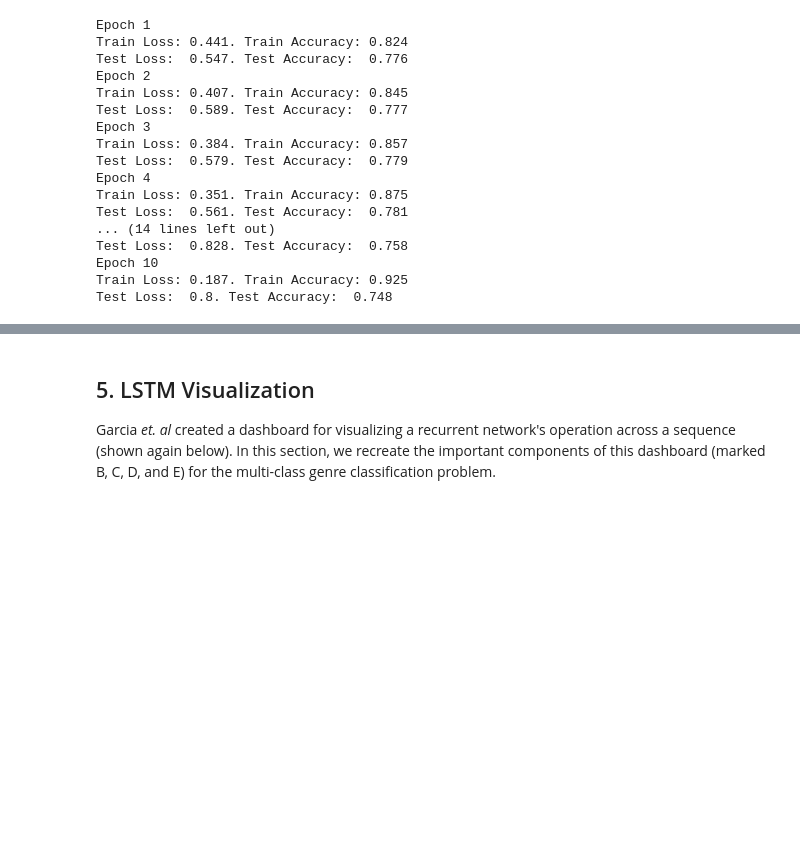
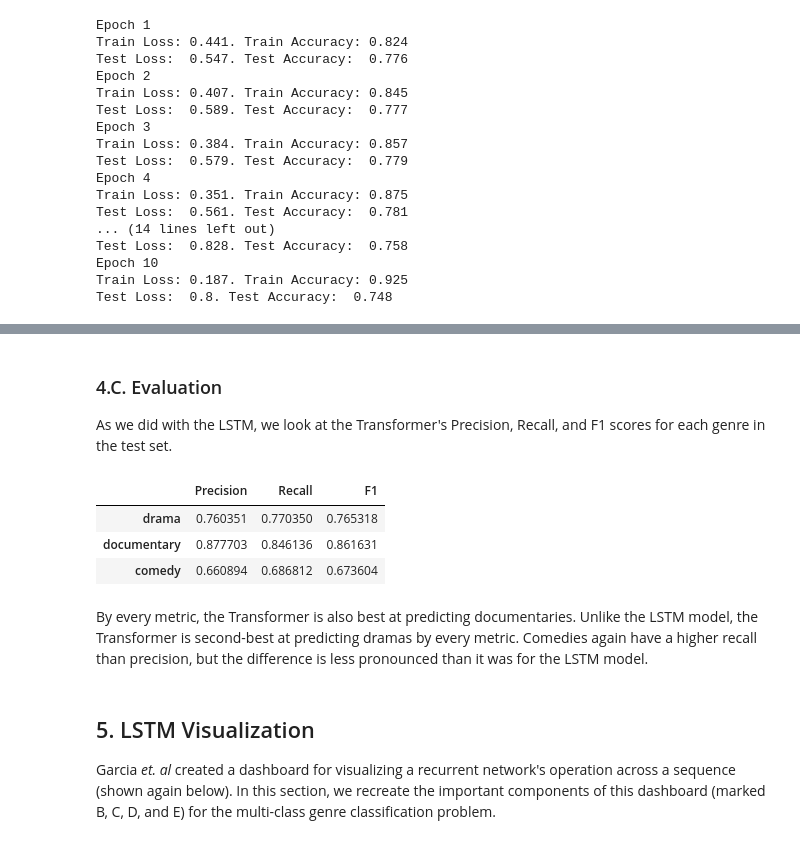
Before and after one commit to stevenbischoff/NLP-Genre-Classification, a Jupyter notebook: IMDB_genre_classification.ipynb, the cells around one changed output, grey strips where cells are left out. Cells and saved outputs as stored; diff of their text form; code cells hidden in the pictures; blank space fills up the shorter version.

```diff
--- a/IMDB_genre_classification.ipynb
+++ b/IMDB_genre_classification.ipynb
@@ -737,0 +783,12 @@ The Transformer's test set performance peaks after training epoch 4, with a test
+# %%
+optimizer = optim.Adam(enc.parameters(), lr=3e-4)
+# %%
+enc.fit(train_dataloader,
+        loss_criterion,
+        optimizer,
+        epochs=4,
+        track_train_stats=True,
+        track_test_stats=True,
+        test_dataloader=test_dataloader,
+        verbose=True
+       )
@@ -738,3 +808,25 @@ The Transformer's test set performance peaks after training epoch 4, with a test
+# %% [markdown]
+### 4.C. Evaluation<a name="transformer_evaluation"></a>
+
+As we did with the LSTM, we look at the Transformer's Precision, Recall, and F1 scores for each genre in the test set.
+# %%
+pred_list = [enc(idx).topk(1)[1] for idx, lengths, y in iter(test_dataloader)]
+test_preds = torch.flatten(torch.cat(pred_list))
+# %%
+precisions = [precision(test_preds, y_test, i)[0] for i in range(len(GENRES))]
+recalls = [recall(test_preds, y_test, i)[0] for i in range(len(GENRES))]
+F1s = F1(precisions, recalls)
+# %%
+enc_stat_df = pd.DataFrame({'Precision':precisions, 'Recall': recalls, 'F1': F1s},
+                           index=GENRES)
+enc_stat_df
+# %% [output]
+|  | Precision | Recall | F1 |
+| drama | 0.760351 | 0.770350 | 0.765318 |
+| documentary | 0.877703 | 0.846136 | 0.861631 |
+| comedy | 0.660894 | 0.686812 | 0.673604 |
+# %% [markdown]
+By every metric, the Transformer is also best at predicting documentaries. Unlike the LSTM model, the Transformer is second-best at predicting dramas by every metric. Comedies again have a higher recall than precision, but the difference is less pronounced than it was for the LSTM model.
 # %% [markdown]
 ## 5. LSTM Visualization<a name="visualization"></a>
 
```
Also changed, not shown: parts of 16 cells of this notebook, 1 other file.
